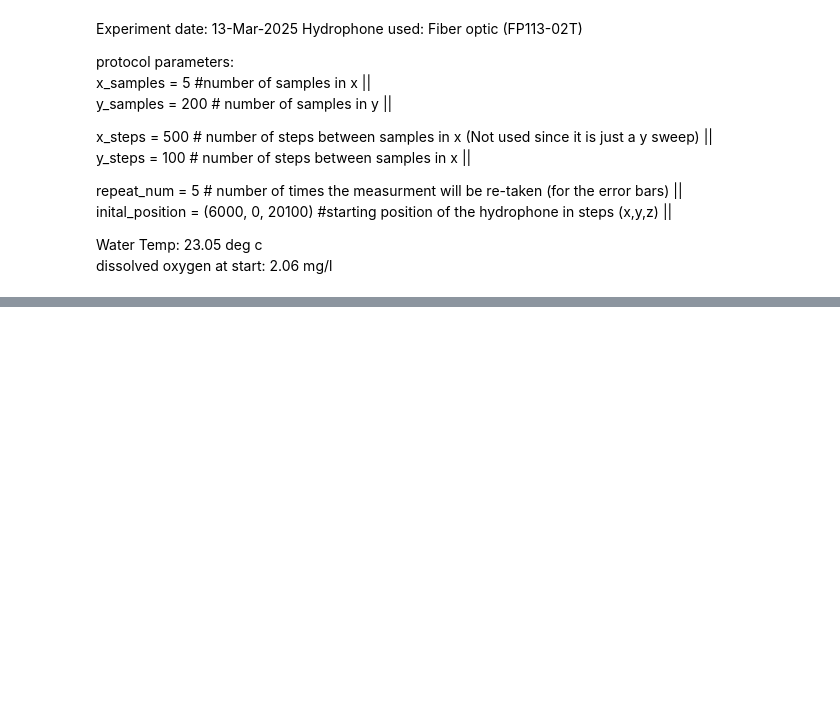
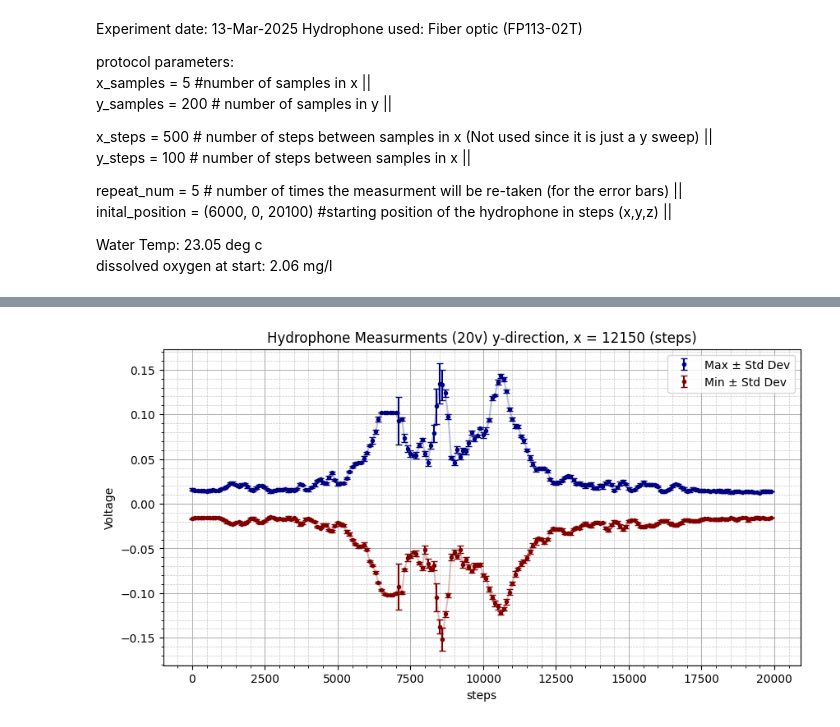
Before and after one commit to matthew-jenkins3/Beam_mapping, a Jupyter notebook: Data/Plotting_002.ipynb, the cells around one changed output, grey strips where cells are left out. Cells and saved outputs as stored; diff of their text form; code cells hidden in the pictures; blank space fills up the shorter version.

```diff
--- a/Data/Plotting_002.ipynb
+++ b/Data/Plotting_002.ipynb
@@ -203,0 +224,30 @@ axes[0].legend()
+# %%
+data_max = np.load('14032025/data_max_20v_FP133-2025014.npy')
+data_min = np.load('14032025/data_min_20v_FP133-2025014.npy')
+data_rms = np.load('14032025/data_rms_20v_FP133-2025014.npy')
+
+
+mean_series_max = np.mean(data_max, axis=2).squeeze()
+mean_series_min = np.mean(data_min, axis=2).squeeze()
+std_series_max = np.std(data_max, axis=2).squeeze()
+std_series_min = np.std(data_min, axis=2).squeeze()
+
+# Generate x values
+x_values = np.arange(200)*100
+
+# Plot the series with error bars
+plt.figure(figsize=(10, 5))
+plt.errorbar(x_values, mean_series_max, yerr=std_series_max, fmt='.', capsize=3, label='Max ± Std Dev', color='navy')
+plt.plot(x_values, mean_series_max, color='navy', alpha=0.25)
+plt.errorbar(x_values, mean_series_min, yerr=std_series_min, fmt='.', capsize=3, label='Min ± Std Dev', color='maroon')
+plt.plot(x_values, mean_series_min, color='maroon', alpha=0.25)
+plt.xlabel("steps")
+plt.ylabel("Voltage")
+plt.title("Hydrophone Measurments (20v) y-direction, x = 12150 (steps)")
+plt.legend()
+plt.minorticks_on()
+plt.grid(True, which='major', linestyle='-', linewidth=0.75)  # Thicker lines for major grid
+plt.grid(True, which='minor', linestyle='--', linewidth=0.5, alpha=0.7)  # Thinner dashed lines for minor grid
+plt.show()
+# %% [output]
+[figure, added]
```
Also changed, not shown: parts of 20 cells of this notebook, 6 other files.
